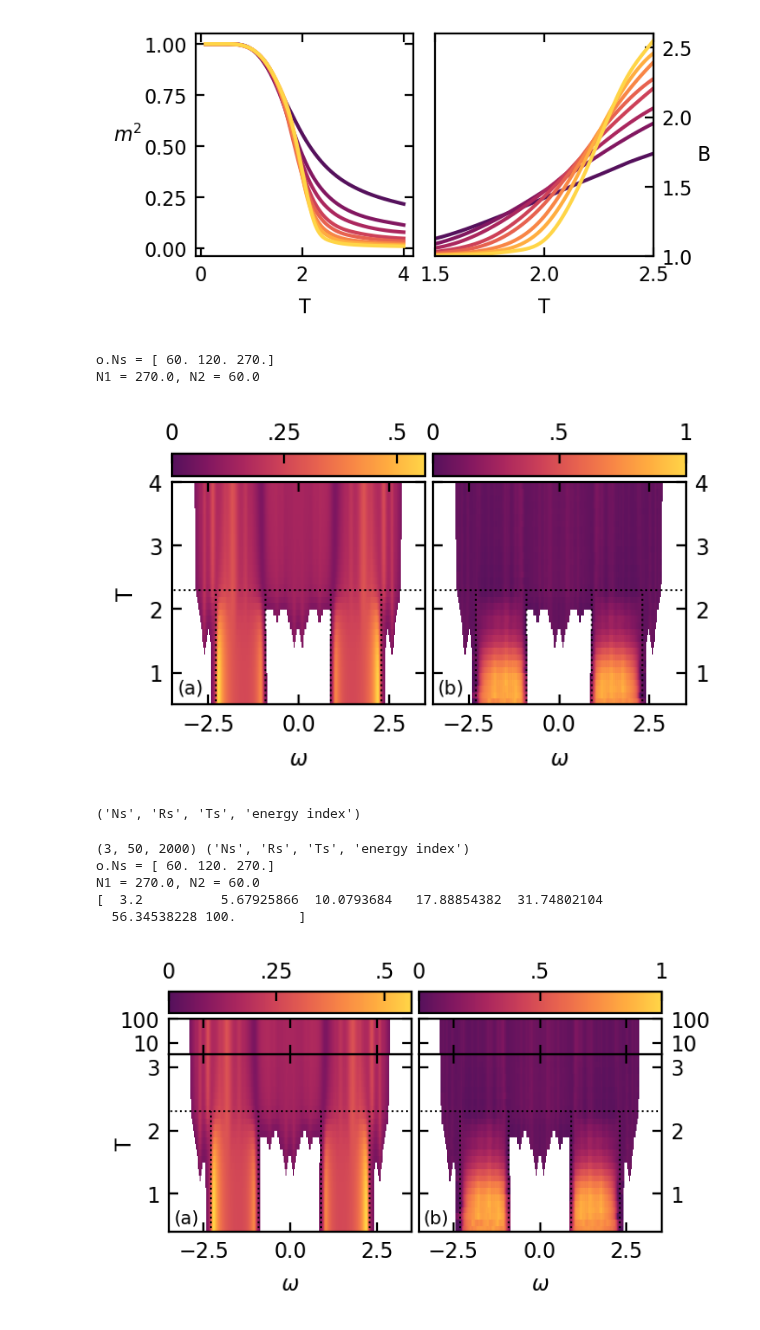
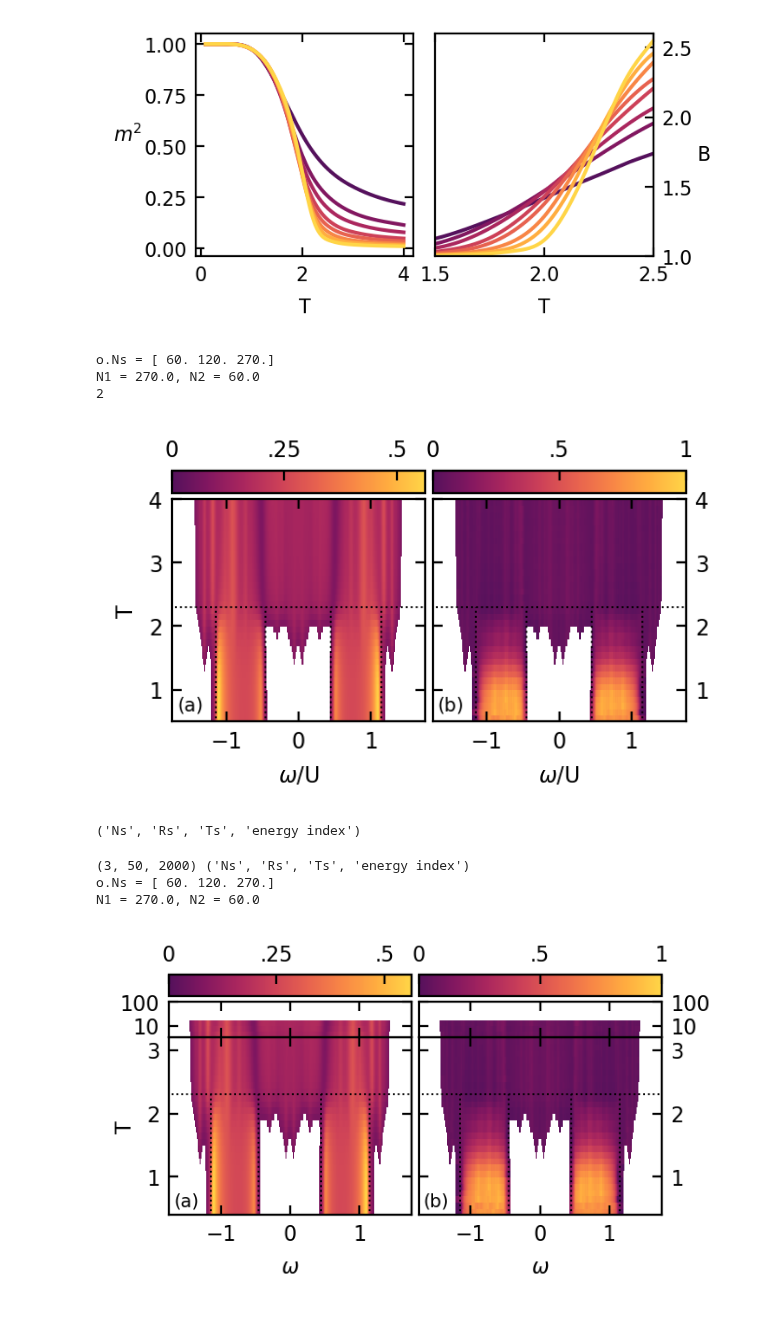
Before and after one commit to TomHodson/FKMC, a Jupyter notebook: notebooks/short_paper_figure_code/final_figures.ipynb, the cells around one changed output. Drawn from its saved outputs; the diff is of its cells as text; code cells hidden in the pictures.

Commit message:
reorganise plotting code

```diff
--- a/notebooks/short_paper_figure_code/final_figures.ipynb
+++ b/notebooks/short_paper_figure_code/final_figures.ipynb
@@ -153,10 +110,12 @@ E = np.where(E > 0.07, E, np.NaN)
 I = -o.m
 I = np.where(E > 0.07, I, np.NaN)
 
+print(o.parameters.U)
+
 norm = mpl.colors.Normalize(vmin = 0)
 custom_cmap.set_bad(color='white')
-pcol = ax.pcolormesh(o.E_bins, o.Ts, E, norm = norm, cmap=custom_cmap, linewidth=0, rasterized = True)
-ax.set(ylabel = 'T', xlabel = '$\omega$', ylim = (0.1, 4), xlim = (-4, 4))
+pcol = ax.pcolormesh(o.E_bins/o.parameters.U, o.Ts, E, norm = norm, cmap=custom_cmap, linewidth=0, rasterized = True)
+ax.set(ylabel = 'T', xlabel = '$\omega$/U', ylim = (0.1, 4), xlim = (-4, 4))
 cbar = f.colorbar(pcol, cax = caxes[0], orientation="horizontal")
 caxes[0].set_label(f'DOS (N = {o.Ns[E_i]})')
 
@@ -166,19 +125,17 @@ cbar.set_ticklabels(['0', '.25', '.5'])
 #plot the E-T IPR diagram Diagram
 ax = axes[1]
 norm = mpl.colors.Normalize(vmin=0, vmax=1)
-pcol = ax.pcolormesh(o.E_bins, o.Ts, I, norm = norm, cmap= custom_cmap, linewidth=0, rasterized = True)
+pcol = ax.pcolormesh(o.E_bins/o.parameters.U, o.Ts, I, norm = norm, cmap= custom_cmap, linewidth=0, rasterized = True)
 cbar = f.colorbar(pcol, cax = caxes[1], orientation="horizontal")
 cbar.set_ticks([0, .5, 1])
 cbar.set_ticklabels(['0', '.5', '1'])
 
-ax.set(xlabel = '$\omega$', )
+ax.set(xlabel = '$\omega$/U', )
 
 for a in axes[:2]:
     a.tick_params(direction = "in")
-    a.set(xlim = (-3.5,3.5))
+    a.set(xlim = (-3.5/2,3.5/2))
 
-for a in axes:
-    a.set(ylim = (0.1,4))
 
 axes[1].tick_params(labelleft = False)
 axes[-1].tick_params(labelleft = False, labelright = True)
@@ -192,7 +149,7 @@ for label, ax, color in zip(["(a)","(b)"], axes, ['k', 'k']):
 Tc = 2.3
 for ax in axes[:2]:
     ax.hlines(y = Tc, xmin = -4, xmax = 4, linewidth = 0.7, linestyle = 'dotted', color = 'k')
-    ax.vlines(x = [-2.3, -0.9, 0.9, 2.3], ymin = 0, ymax = Tc, linewidth = 0.7, linestyle = 'dotted', color = 'k')
+    ax.vlines(x = [-2.3/2, -0.9/2, 0.9/2, 2.3/2], ymin = 0, ymax = Tc, linewidth = 0.7, linestyle = 'dotted', color = 'k')
 
 for ax in axes[:2]: ax.set(ylim = (0.5,4))
 
@@ -202,7 +159,8 @@ f.savefig(figure_location / 'gap_opening.eps', bbox_inches='tight')
 # %% [output]
 o.Ns = [ 60. 120. 270.]
 N1 = 270.0, N2 = 60.0
+2
-[figure, old version]
+[figure, new version]
 # %%
 o.hints.DOS
 # %% [output]
@@ -210,6 +168,11 @@ o.hints.DOS
 # %%
 with open(Path('~/HPC_data/pickled_data/gap_opening.pickle').expanduser(), 'rb') as file:
     o = pickle.load(file)
+
+with open(Path('~/HPC_data/pickled_data/gap_opening_high_temp_log.pickle').expanduser(), 'rb') as file:
+    olog = pickle.load(file)
+
+xlim = (-3.5/o.parameters.U, 3.5/o.parameters.U)
 
 print(o.DOS.shape, o.hints.DOS)
 
@@ -247,17 +210,16 @@ E = smooth(o.DOS[E_i], scale = 0.5, axis = -1)
 E = np.where(E > 0.06, E, np.NaN)
 I = np.where(E > 0.06, -o.m, np.NaN)
 
+olog.E = smooth(olog.DOS[E_i], scale = 0.5, axis = -1)
+olog.E = np.where(olog.E > 0.06, olog.E, np.NaN)
+olog.I = np.where(olog.E > 0.06, -olog.m, np.NaN)
+
 norm = mpl.colors.Normalize(vmin = 0)
 custom_cmap.set_bad(color='white')
-pcol = ax.pcolormesh(o.E_bins, o.Ts, E, norm = norm, cmap=custom_cmap, linewidth=0, rasterized = True)
+pcol = ax.pcolormesh(o.E_bins/o.parameters.U, o.Ts, E, norm = norm, cmap=custom_cmap, linewidth=0, rasterized = True)
 cbar = f.colorbar(pcol, cax = caxes[0], orientation="horizontal")
 
-n = 7
-fake_logT = np.logspace(np.log10(3.2), np.log10(100), n)
-print(fake_logT)
-fake_logdata = E[-1] * np.ones((n, E.shape[-1]))
-pcol = logax.pcolormesh(o.E_bins, fake_logT, fake_logdata, norm = norm, cmap=custom_cmap, linewidth=0, rasterized = True)
-
+pcol = logax.pcolormesh(o.E_bins/o.parameters.U, olog.Ts, olog.E, norm = norm, cmap=custom_cmap, linewidth=0, rasterized = True)
 
 ax.set(ylabel = 'T', xlabel = '$\omega$', ylim = (0.1, 4), xlim = (-4, 4))
 
@@ -270,11 +232,10 @@ cbar.set_ticklabels(['0', '.25', '.5'])
 ax = axes[1]
 logax = logaxes[1]
 norm = mpl.colors.Normalize(vmin=0, vmax=1)
-pcol = ax.pcolormesh(o.E_bins, o.Ts, I, norm = norm, cmap= custom_cmap, linewidth=0, rasterized = True)
+pcol = ax.pcolormesh(o.E_bins/o.parameters.U, o.Ts, I, norm = norm, cmap= custom_cmap, linewidth=0, rasterized = True)
 cbar = f.colorbar(pcol, cax = caxes[1], orientation="horizontal")
 
-fake_logdata = I[-1] * np.ones((n, E.shape[-1]))
-pcol = logax.pcolormesh(o.E_bins, fake_logT, fake_logdata, norm = norm, cmap=custom_cmap, linewidth=0, rasterized = True)
+pcol = logax.pcolormesh(o.E_bins/o.parameters.U, olog.Ts, olog.I, norm = norm, cmap=custom_cmap, linewidth=0, rasterized = True)
 cbar.set_ticks([0, .5, 1])
 cbar.set_ticklabels(['0', '.5', '1'])
 
@@ -283,7 +244,7 @@ ax.set(xlabel = '$\omega$', )
 for a,b in zip(axes, logaxes):
     a.tick_params(direction = "in")
     b.tick_params(labelbottom = False)
-    a.set(xlim = (-3.5,3.5))
+    a.set(xlim = xlim)
 
     maxliny = 3.2
 
@@ -293,38 +254,37 @@ for a,b in zip(axes, logaxes):
     b.set(yscale = 'log')
     b.set(
         ylim = (maxliny,100),
         yticks = [10,100],
         yticklabels = ['10','100'],
-        xlim = (-3.5,3.5),
+        xlim = xlim,
     )
 
 
 axes[1].tick_params(labelleft = False)
 
 for a in [axes[-1], logaxes[-1]]:
     a.tick_params(labelleft = False, labelright = True)
 
 for cax in caxes: cax.tick_params(bottom = False, top = True, labelbottom = False, labeltop = True)
 
 for label, ax, color in zip(["(a)","(b)"], axes, ['k', 'k']):
     ax.text(0.02, 0.03, label, transform=ax.transAxes, va='bottom', ha = 'left',
             fontsize=7, fontweight='normal', color = color)
 
 Tc = 2.3
 for ax in axes[:2]:
     ax.hlines(y = Tc, xmin = -4, xmax = 4, linewidth = 0.7, linestyle = 'dotted', color = 'k')
-    ax.vlines(x = [-2.3, -0.9, 0.9, 2.3], ymin = 0, ymax = Tc, linewidth = 0.7, linestyle = 'dotted', color = 'k')
+    ax.vlines(x = [-2.3/o.parameters.U, -0.9/o.parameters.U, 0.9/o.parameters.U, 2.3/o.parameters.U], ymin = 0, ymax = Tc, linewidth = 0.7, linestyle = 'dotted', color = 'k')
+
 
 f.subplots_adjust()
 f.set_size_inches(width,height)
 f.savefig(figure_location / 'gap_opening.eps', bbox_inches='tight')
 # %% [output]
 (3, 50, 2000) ('Ns', 'Rs', 'Ts', 'energy index')
 o.Ns = [ 60. 120. 270.]
 N1 = 270.0, N2 = 60.0
-[  3.2          5.67925866  10.0793684   17.88854382  31.74802104
-  56.34538228 100.        ]
-[figure, old version]
+[figure, new version]
 # %%
 def log_params(data):
     print(f'Keys: {", ".join(data.keys())}')
```
Also changed, not shown: parts of 11 cells of this notebook, 2 other files.
